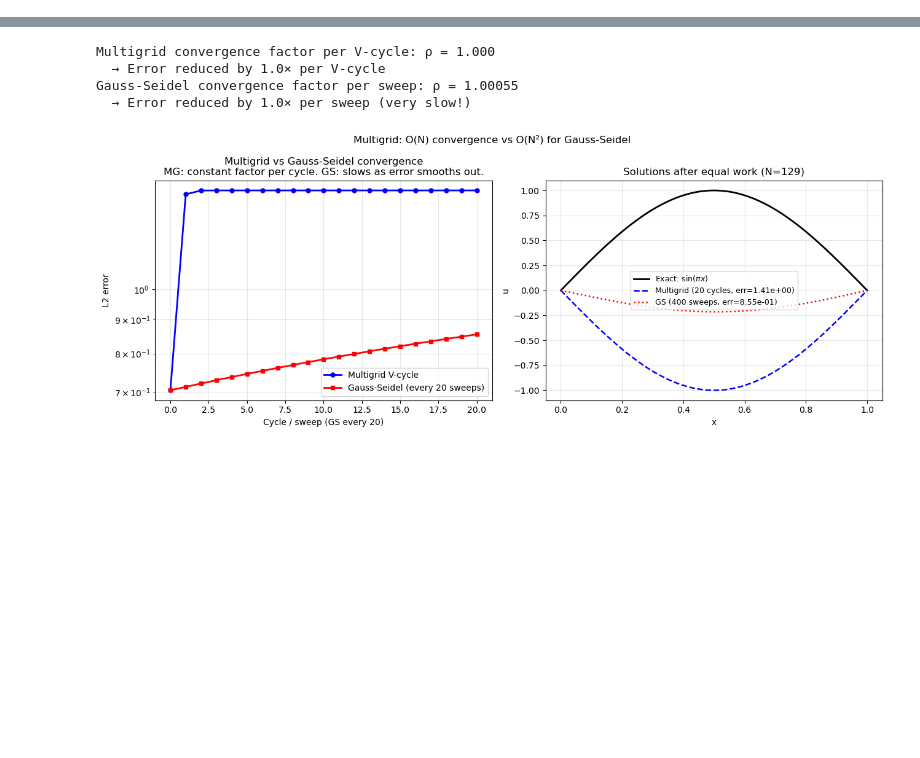
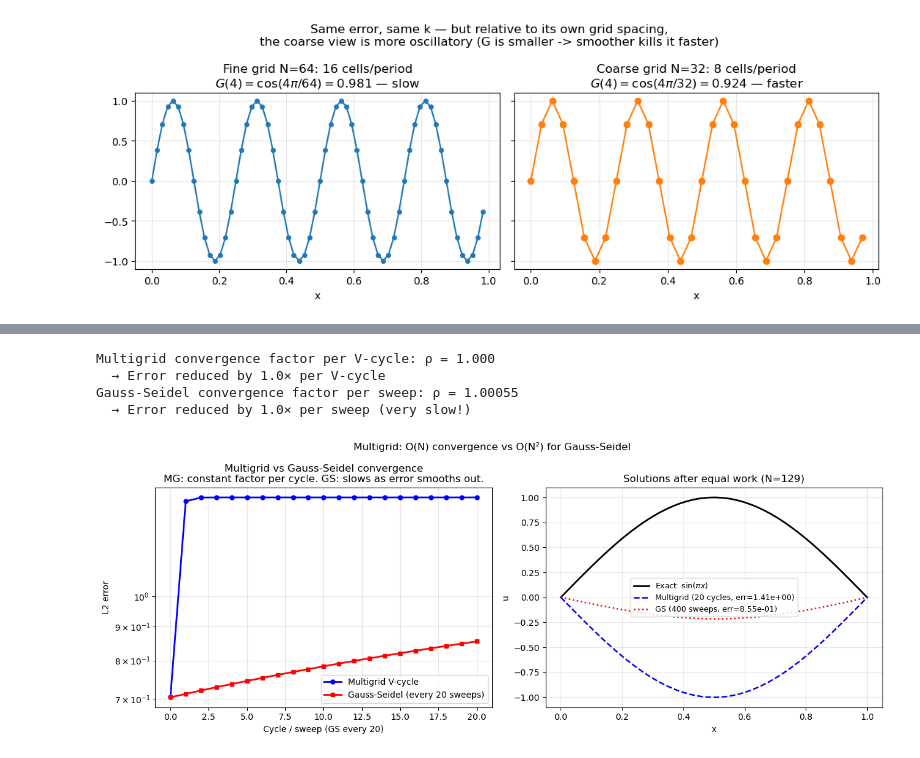
Before and after one commit to harishragul/cfd, a Jupyter notebook: curriculum/module_03_advanced/05_multigrid_methods.ipynb, the cells around one changed output, grey strips where cells are left out. Cells and saved outputs as stored; diff of their text form; code cells hidden in the pictures; blank space fills up the shorter version.

```diff
--- a/curriculum/module_03_advanced/05_multigrid_methods.ipynb
+++ b/curriculum/module_03_advanced/05_multigrid_methods.ipynb
@@ -124,0 +150,24 @@ Compare to:
+# %%
+# ── Demo 2: same error, fine grid vs coarse grid ────────────────────────────
+N_fine, N_coarse, k = 64, 32, 4
+
+x_fine   = np.linspace(0, 1, N_fine,   endpoint=False)
+x_coarse = np.linspace(0, 1, N_coarse, endpoint=False)
+
+e_fine   = np.sin(2*np.pi*k*x_fine)
+e_coarse = e_fine[::2]                       # restriction: every other point
+
+fig, ax = plt.subplots(1, 2, figsize=(11, 4), sharey=True)
+ax[0].plot(x_fine, e_fine, 'o-', ms=4)
+ax[0].set_title(f'Fine grid N={N_fine}: {N_fine//k} cells/period\n'
+                 f'$G({k})=\\cos({k}\\pi/{N_fine})={np.cos(k*np.pi/N_fine):.3f}$ — slow')
+ax[1].plot(x_coarse, e_coarse, 'o-', ms=6, color='C1')
+ax[1].set_title(f'Coarse grid N={N_coarse}: {N_coarse//k} cells/period\n'
+                 f'$G({k})=\\cos({k}\\pi/{N_coarse})={np.cos(k*np.pi/N_coarse):.3f}$ — faster')
+for a in ax:
+    a.grid(True, alpha=0.3); a.set_xlabel('x')
+plt.suptitle('Same error, same k — but relative to its own grid spacing,\n'
+              'the coarse view is more oscillatory (G is smaller -> smoother kills it faster)')
+plt.tight_layout(); plt.show()
+# %% [output]
+[figure, added]
```
Also changed, not shown: parts of 5 cells of this notebook, 1 other file.
